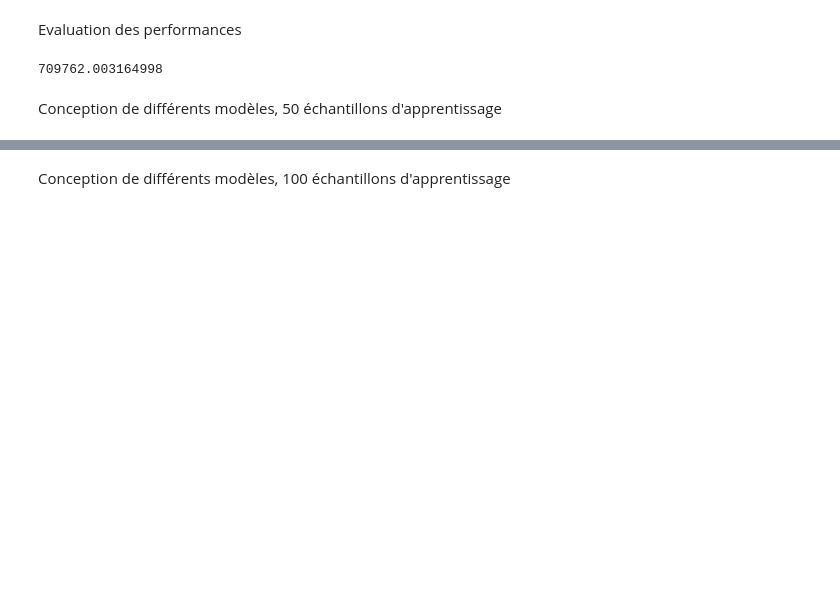
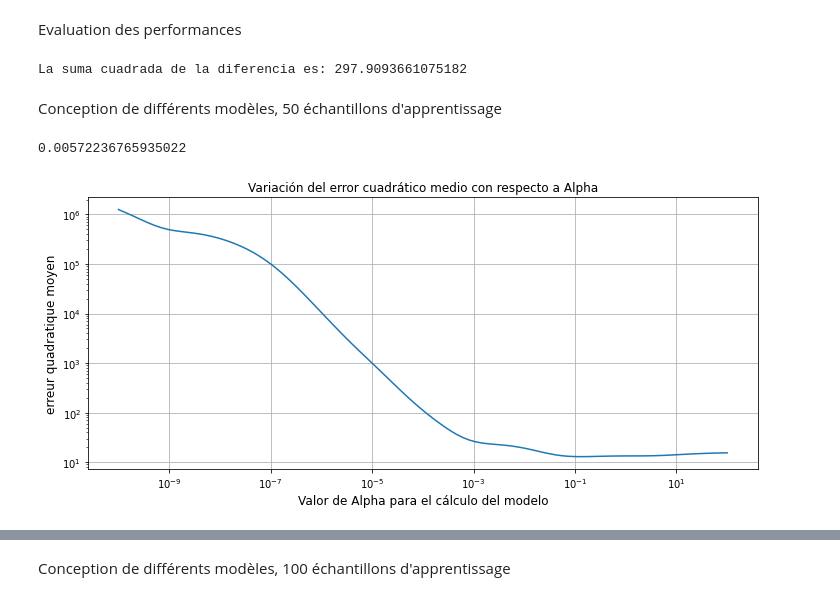
Before and after one commit to davidmorme/Universidad, a Jupyter notebook: OS16/OS16TP/OS16_TP01_apprentissage.ipynb, the cells around one changed output, grey strips where cells are left out. Drawn from its saved outputs; the diff is of its cells as text; code cells hidden in the pictures; blank space fills up the shorter version.

```diff
--- a/OS16/OS16TP/OS16_TP01_apprentissage.ipynb
+++ b/OS16/OS16TP/OS16_TP01_apprentissage.ipynb
@@ -65,10 +68,10 @@ plt.show()
 # %% [markdown]
 Evaluation des performances
 # %%
-perf=sum((Y_test-Y_kr)*(Y_test-Y_kr))
-print(perf)
+perf=sum((Y_test-Y_kr)**2)
+print('La suma cuadrada de la diferencia es:',perf)
 # %% [output]
-709762.003164998
+La suma cuadrada de la diferencia es: 297.9093661075182
 # %% [markdown]
 Conception de différents modèles, 50 échantillons d'apprentissage
 # %%
@@ -94,4 +100,20 @@ for alph in Valpha:
     k=k+1
+# %%
+alphaOp=Valpha[np.argmin(res_err)]
+# %% [output]
+0.00572236765935022
+# %%
+plt.figure(figsize=(12,5))
+plt.plot(Valpha,res_err/nbtirage)
+plt.xlabel('Valor de Alpha para el cálculo del modelo', fontsize=12)
+plt.ylabel('erreur quadratique moyen', fontsize=12)
+plt.title('Variación del error cuadrático medio con respecto a Alpha')
+plt.xscale("log")
+plt.yscale("log")
+plt.grid()
+plt.show()
+# %% [output]
+[figure, added]
 # %%
 plt.figure(figsize=(12,5))
 plt.plot(-np.log(Valpha/nbtirage),np.log(res_err))
```
Also changed, not shown: parts of 12 cells of this notebook.
